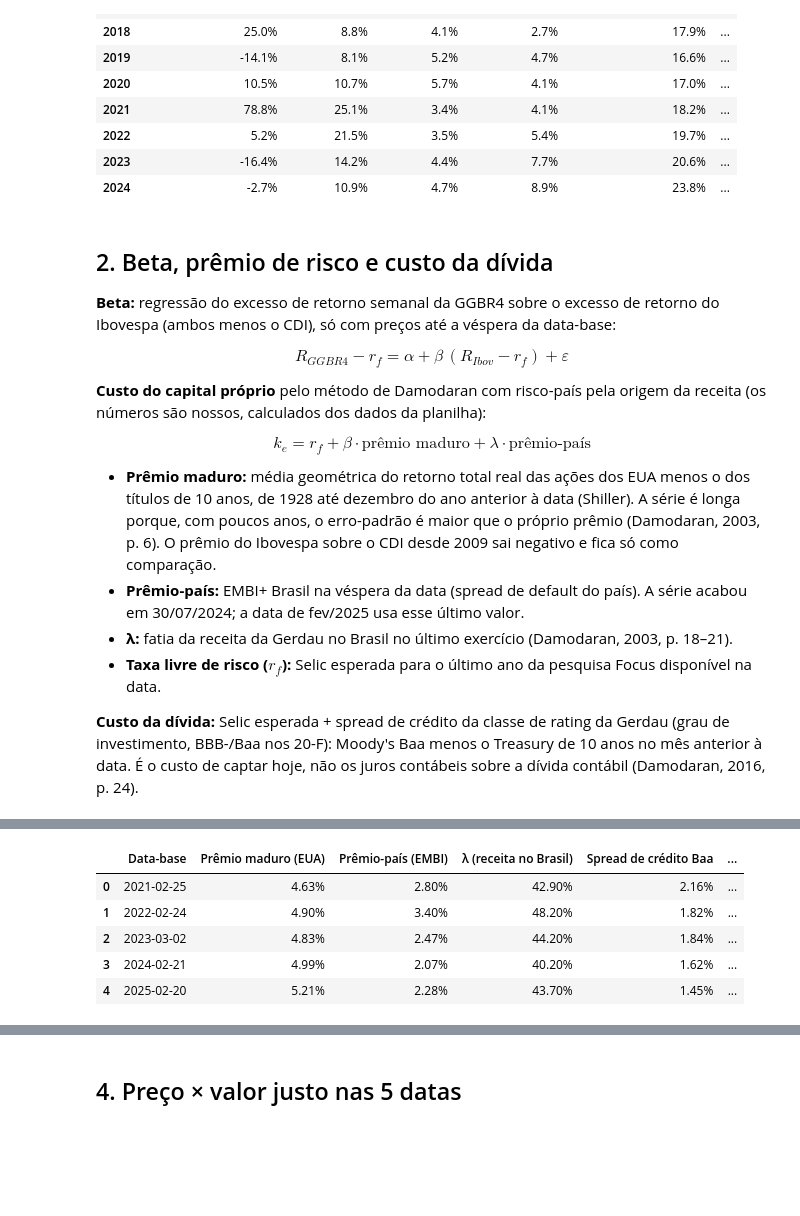
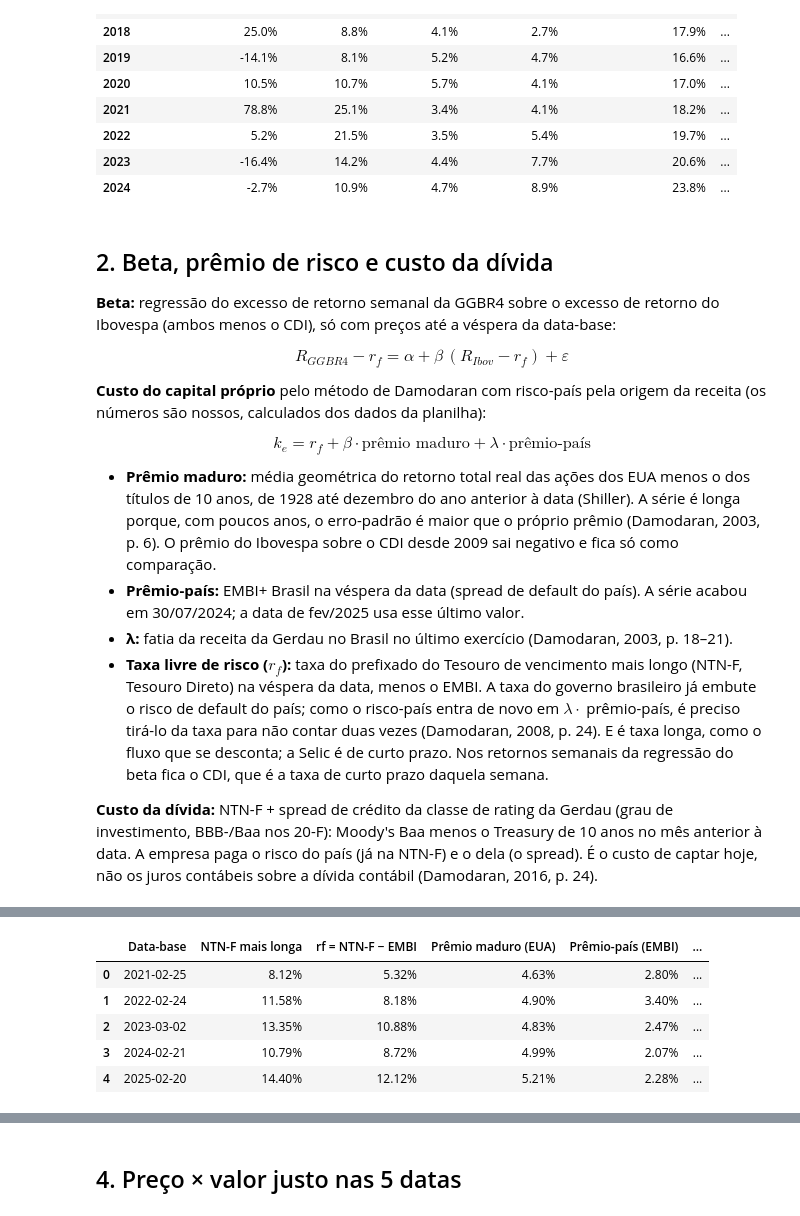
Before and after one commit to gcabralcavalcanti/tcc-valuation-gerdau, a Jupyter notebook: 5. Código/03_modelo/Modelo FCD Gerdau.ipynb, the cells around one changed output, grey strips where cells are left out. Cells and saved outputs as stored; diff of their text form; code cells hidden in the pictures; blank space fills up the shorter version.

```diff
--- a/5. Código/03_modelo/Modelo FCD Gerdau.ipynb
+++ b/5. Código/03_modelo/Modelo FCD Gerdau.ipynb
@@ -108,11 +109,15 @@ $$k_e = r_f + \beta \cdot \text{prêmio maduro} + \lambda \cdot \text{prêmio-pa
 - **Prêmio-país:** EMBI+ Brasil na véspera da data (spread de default do país). A série acabou em 30/07/2024; a data de
   fev/2025 usa esse último valor.
 - **λ:** fatia da receita da Gerdau no Brasil no último exercício (Damodaran, 2003, p. 18–21).
-- **Taxa livre de risco ($r_f$):** Selic esperada para o último ano da pesquisa Focus disponível na data.
+- **Taxa livre de risco ($r_f$):** taxa do prefixado do Tesouro de vencimento mais longo (NTN-F, Tesouro Direto)
+  na véspera da data, menos o EMBI. A taxa do governo brasileiro já embute o risco de default do país; como o
+  risco-país entra de novo em $\lambda \cdot$ prêmio-país, é preciso tirá-lo da taxa para não contar duas vezes
+  (Damodaran, 2008, p. 24). E é taxa longa, como o fluxo que se desconta; a Selic é de curto prazo.
+  Nos retornos semanais da regressão do beta fica o CDI, que é a taxa de curto prazo daquela semana.
 
-**Custo da dívida:** Selic esperada + spread de crédito da classe de rating da Gerdau (grau de investimento,
-BBB-/Baa nos 20-F): Moody's Baa menos o Treasury de 10 anos no mês anterior à data. É o custo de captar hoje,
-não os juros contábeis sobre a dívida contábil (Damodaran, 2016, p. 24).
+**Custo da dívida:** NTN-F + spread de crédito da classe de rating da Gerdau (grau de investimento, BBB-/Baa nos
+20-F): Moody's Baa menos o Treasury de 10 anos no mês anterior à data. A empresa paga o risco do país (já na NTN-F)
+e o dela (o spread). É o custo de captar hoje, não os juros contábeis sobre a dívida contábil (Damodaran, 2016, p. 24).
 # %%
 # Retornos semanais (sexta a sexta). O Ibovespa já é índice de retorno total.
 semanal = precos.resample("W-FRI").last()
@@ -154,6 +159,9 @@ def premio_historico_brasil(data_base):
 custo = pd.DataFrame(
     {
         "Data-base": datas["Data-base"].dt.date,
+        "NTN-F mais longa": mercado["NTN-F mais longa, véspera (% a.a.)"] / 100,
+        "rf = NTN-F − EMBI": (mercado["NTN-F mais longa, véspera (% a.a.)"] - mercado["EMBI+ Brasil, véspera (%)"])
+        / 100,
         "Prêmio maduro (EUA)": [premio_maduro(d) for d in datas["Data-base"]],
         "Prêmio-país (EMBI)": mercado["EMBI+ Brasil, véspera (%)"] / 100,
         "λ (receita no Brasil)": mercado["Receita no Brasil, último exercício (%)"] / 100,
@@ -174,19 +182,19 @@ Time:                        19:00:18   Log-Likelihood:                 443.04
 No. Observations:                 261   AIC:                            -882.1
 Df Residuals:                     259   BIC:                            -875.0
 Df Model:                           1
 Covariance Type:            nonrobust
 ==============================================================================
 ... (9 lines left out)
 ==============================================================================
 
 Notes:
 [1] Standard Errors assume that the covariance matrix of the errors is correctly specified.
-|  | Data-base | Prêmio maduro (EUA) | Prêmio-país (EMBI) | λ (receita no Brasil) | Spread de crédito Baa | ... |
-| 0 | 2021-02-25 | 4.63% | 2.80% | 42.90% | 2.16% | ... |
-| 1 | 2022-02-24 | 4.90% | 3.40% | 48.20% | 1.82% | ... |
-| 2 | 2023-03-02 | 4.83% | 2.47% | 44.20% | 1.84% | ... |
-| 3 | 2024-02-21 | 4.99% | 2.07% | 40.20% | 1.62% | ... |
-| 4 | 2025-02-20 | 5.21% | 2.28% | 43.70% | 1.45% | ... |
+|  | Data-base | NTN-F mais longa | rf = NTN-F − EMBI | Prêmio maduro (EUA) | Prêmio-país (EMBI) | ... |
+| 0 | 2021-02-25 | 8.12% | 5.32% | 4.63% | 2.80% | ... |
+| 1 | 2022-02-24 | 11.58% | 8.18% | 4.90% | 3.40% | ... |
+| 2 | 2023-03-02 | 13.35% | 10.88% | 4.83% | 2.47% | ... |
+| 3 | 2024-02-21 | 10.79% | 8.72% | 4.99% | 2.07% | ... |
+| 4 | 2025-02-20 | 14.40% | 12.12% | 5.21% | 2.28% | ... |
 # %% [markdown]
 ## 3. Modelo FCD
 
```
Also changed, not shown: parts of 10 cells of this notebook, 4 other files.
